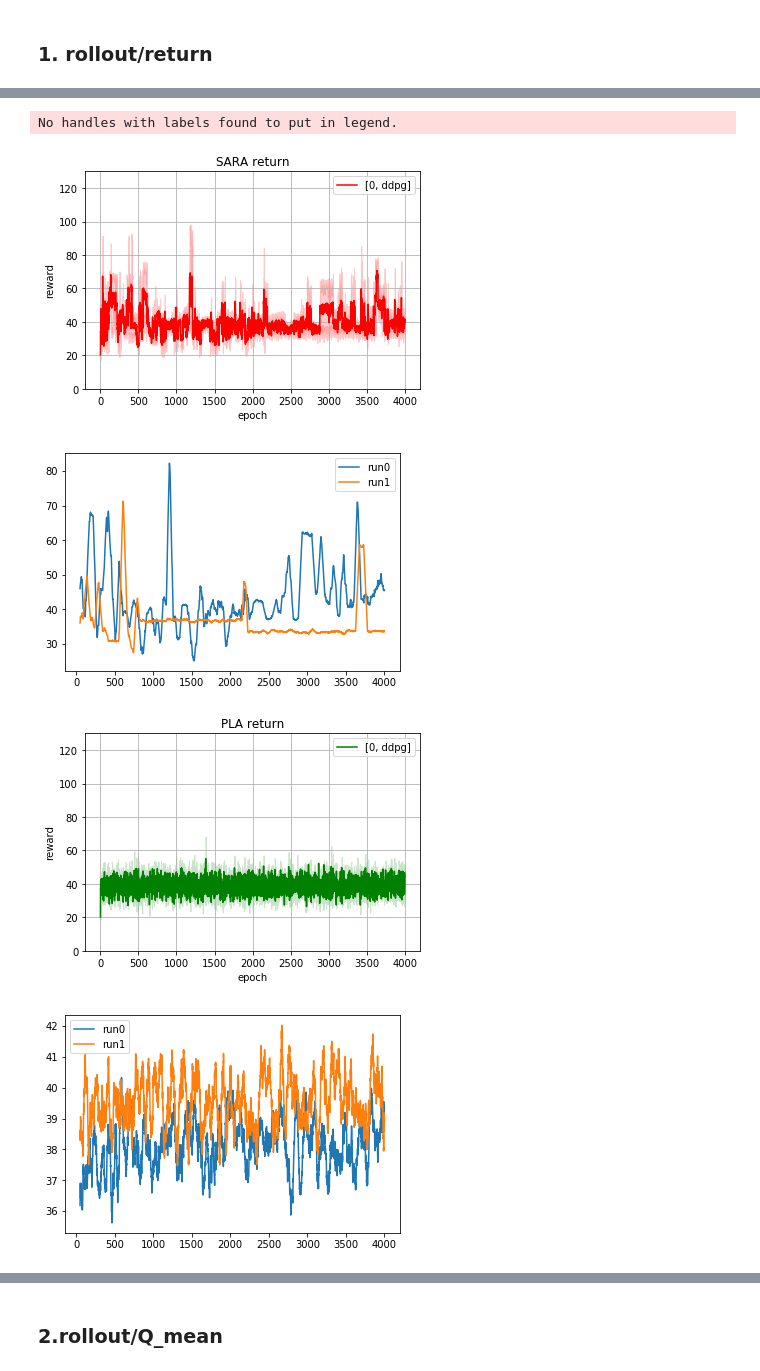
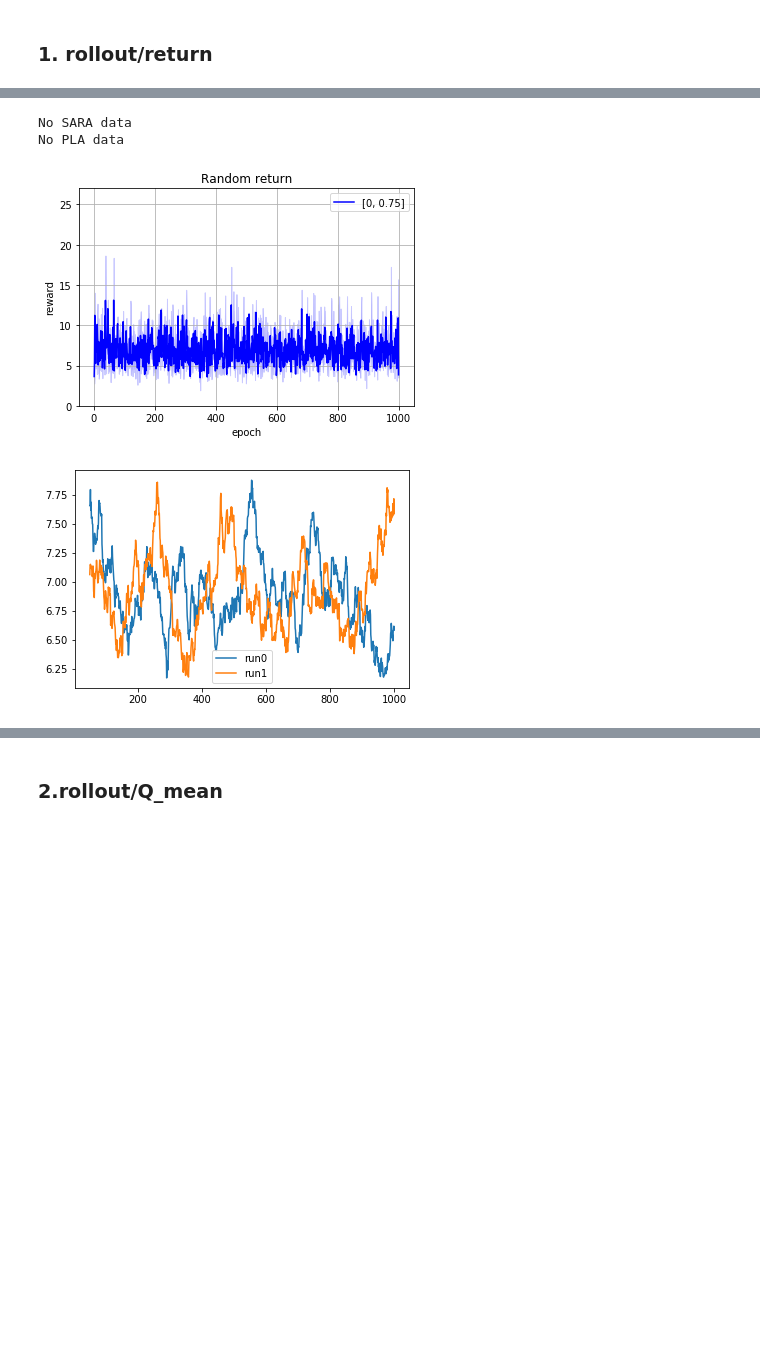
Before and after one commit to daiweiLin/unity_simulator, a Jupyter notebook: notebook/Plot_CSV_from_Tensorboards.ipynb, the cells around one changed output, grey strips where cells are left out. Saved outputs shown, nothing was run; the diff lists cells and outputs as text; code cells hidden in the pictures; blank space fills up the shorter version.

```diff
--- a/notebook/Plot_CSV_from_Tensorboards.ipynb
+++ b/notebook/Plot_CSV_from_Tensorboards.ipynb
@@ -14,11 +14,11 @@ import matplotlib.pyplot as plt
 #-----------
 
 import glob
-# interval = ["point125","point25","point5","point75","one"]
-# itv = interval[4]
-itv = "ddpg"
-csv_dir = "../SHARCNET/Results/Tensorboard_to_CSV/multi/aug_obs/"+itv+"/"
-plot_save_dir = './plots_for_thesis/multi/aug_obs/'
+interval = ["point125","point25","point5","point75","one"]
+itv = interval[3]
+# itv = "ddpg"
+csv_dir = "../SHARCNET/Results/Tensorboard_to_CSV/single/ddpg/64_64_NN/new/"+itv+"/"
+plot_save_dir = './plots_for_thesis/single/ddpg/64_64_NN/new/'
 if not os.path.exists(plot_save_dir):
     os.makedirs(plot_save_dir)
 modes = ["SARA","PLA","Random"]
@@ -87,35 +72,40 @@ all_combined_data['SARA']
 # %%
 # Plot return
 colors = ['r','g','b']
 metric = "rollout/return"
 me = metric.split('/')[1]
 modes = ["SARA","PLA","Random"]
 for mode, c in zip(modes, colors):
+    data = all_combined_data[mode]
+    length = data.shape[0]
+    if length == 0:
+        print("No {} data".format(mode))
+        continue
+
     plt.figure()
     plt.grid()
-    data = all_combined_data[mode]
-    length = data.shape[0]
+
+
     label = "[0, "+itv.replace("point","0.")+"]"
     plt.fill_between(np.linspace(1,length,length), data[metric+"_avg"] - data[metric+"_std"],
                  data[metric+'_avg'] + data[metric+'_std'], alpha=0.2,
                  color=c)
     plt.plot(np.linspace(1,length,length), data[metric+'_avg'], '-', color=c,
          label=label)
     plt.legend(loc="best")
-    plt.ylim([0,130])
+    plt.ylim([0,27])
     plt.title('{} {}'.format(mode,me))
     plt.xlabel("epoch")
     plt.ylabel("reward")
     plt.savefig(plot_save_dir+'{}_{}_{}.png'.format(itv,mode,me), bbox_inches='tight')
 
 
     plt.figure()
     for j in range(len(all_data_files[mode])):
         plt.plot(np.linspace(1,length,length), data[metric+'_run{}'.format(j)].rolling(window=50).mean(), '-', label="run"+str(j))
     plt.legend(loc="best")
 # %% [output]
-No handles with labels found to put in legend.
+No SARA data
+No PLA data
-[figure, old version]
+[figure, new version]
-[figure, old version]
+[figure, new version]
-[figure, removed]
-[figure, removed]
```
Also changed, not shown: parts of 4 cells of this notebook, 9 other files.
